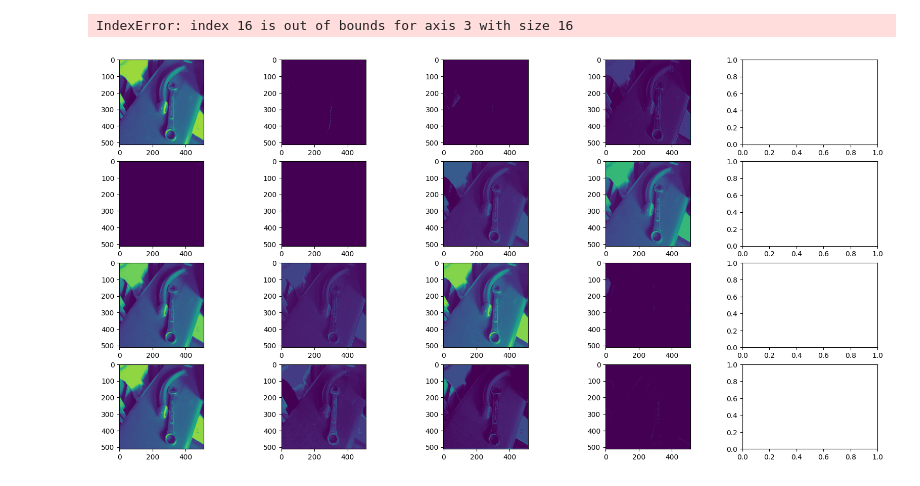
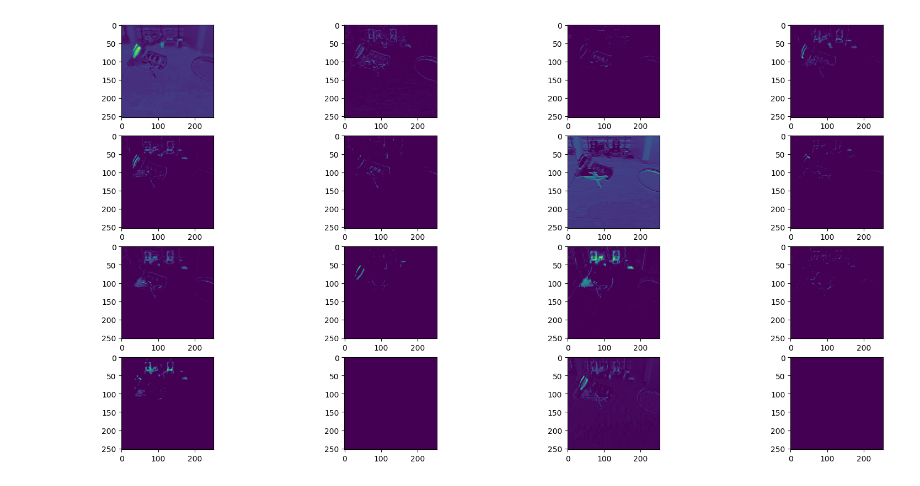
Before and after one commit to LennertM-2054620/MachineLearning, a Jupyter notebook: Project/Check_learning.ipynb, the cells around one changed output. Saved outputs shown, nothing was run; the diff lists cells and outputs as text; code cells hidden in the pictures.

Commit message:
Added new model

```diff
--- a/Project/Check_learning.ipynb
+++ b/Project/Check_learning.ipynb
@@ -9,7 +9,7 @@ import os
 import tensorflow as tf
 from tensorflow.keras.models import load_model, Sequential
 # %%
-model = load_model(os.path.join("Models", "Only_Real_2.keras"))
+model = load_model(os.path.join("Models", "Tensorflow_Video.keras"))
 # %%
 model.summary()
 # %% [output]
@@ -58,7 +58,7 @@ Model: "sequential_4"
 # %%
 # Loading the image.
 # image = cv2.imread("Data/Synthetic/CombWrench/3_img.jpg")
-image = cv2.imread("Data/Real/CombWrench/IMG_0599.JPEG")
+image = cv2.imread("Data/Synthetic/Screwdriver/17236_img.jpg")
 image = cv2.cvtColor(image, cv2.COLOR_BGR2RGB)
 resize = cv2.resize(image, (512,512))
 
@@ -73,11 +73,10 @@ yhat = intermediate_model.predict(np.expand_dims(resize, 0))
 # %%
 # Visualization Grid.
 num_rows = 4
-num_cols = 5
+num_cols = 4
 
 fig, ax = plt.subplots(ncols=num_cols, nrows=num_rows, figsize=(20,10))
 for idx, ax_idx in enumerate(list(itertools.product(range(num_cols), range(num_rows)))):
     ax[ax_idx[1], ax_idx[0]].imshow(yhat[0, :, :, idx])
 # %% [output]
-IndexError: index 16 is out of bounds for axis 3 with size 16
-[figure, old version]
+[figure, new version]
```
Also changed, not shown: parts of 4 cells of this notebook, 2 other files.
